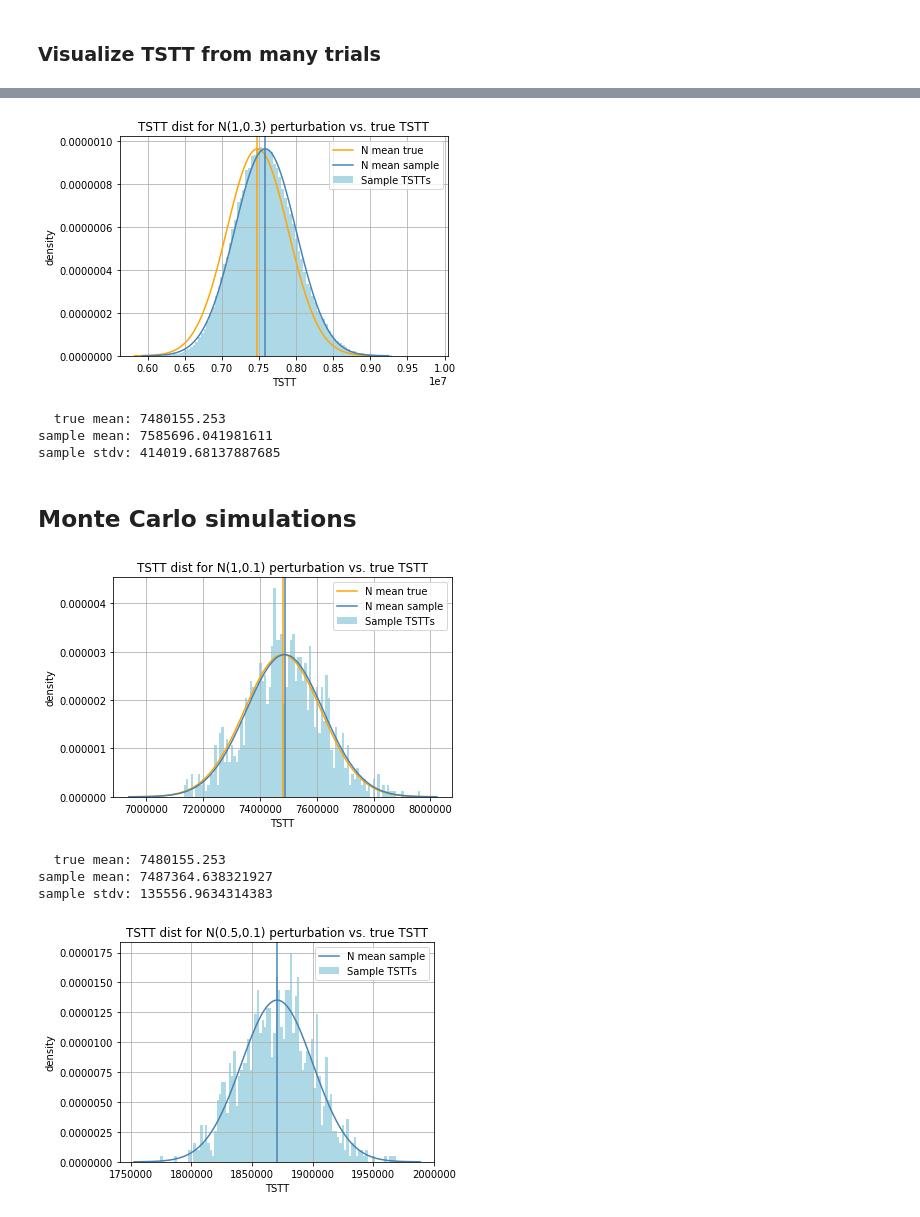
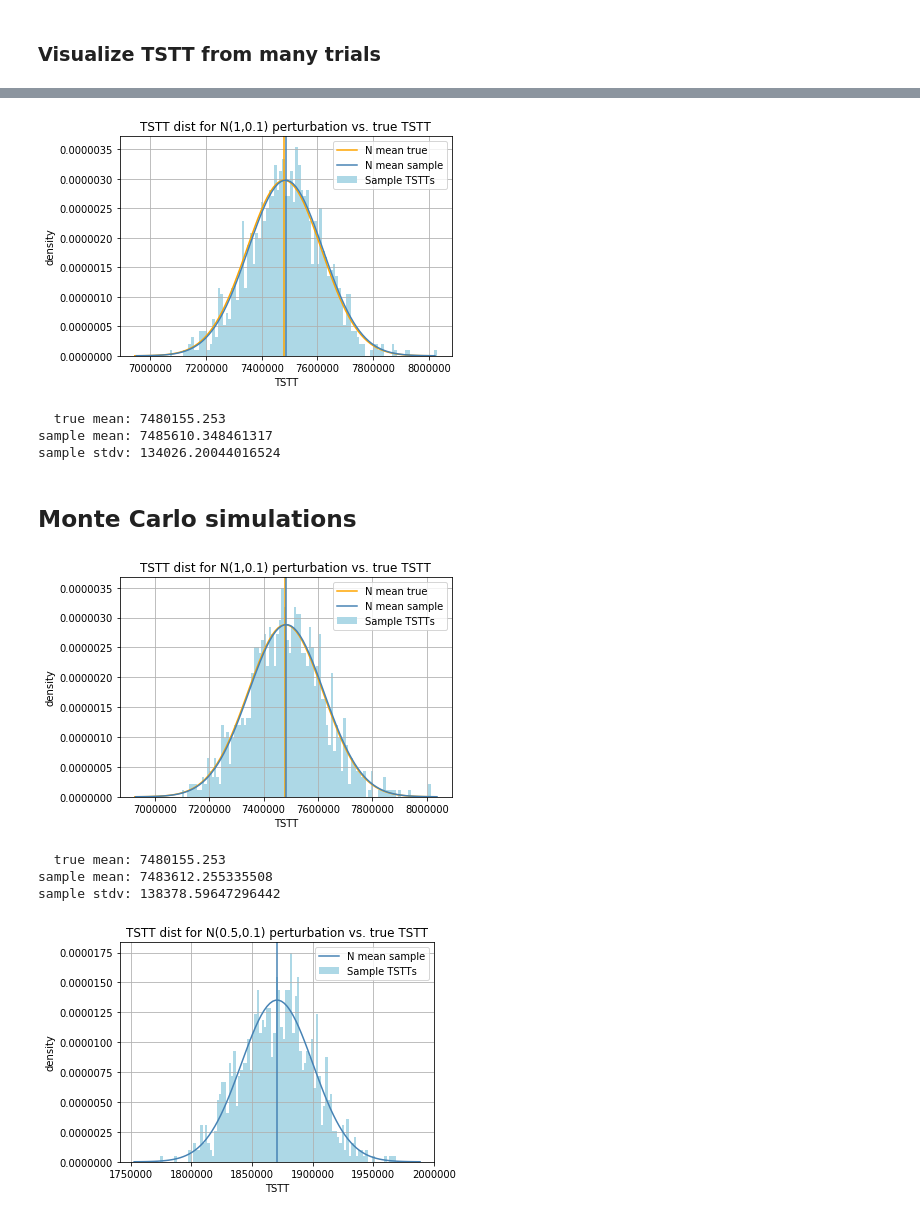
Before and after one commit to CarlinLiao/od-perturbation, a Jupyter notebook: automation.ipynb, the cells around one changed output, grey strips where cells are left out. Drawn from its saved outputs; the diff is of its cells as text; code cells hidden in the pictures.

```diff
--- a/automation.ipynb
+++ b/automation.ipynb
@@ -31,7 +31,7 @@ def tap_trial(
     '''
     Generate a new TSTT calculation for a specific network, trip demands, and perturbation combination.
     '''
-    od_perturber(
+    od = od_perturber(
         demandFileName,
         perturbType,
         norm_mean,
@@ -44,11 +44,11 @@ def tap_trial(
     )
     subprocess.Popen("tap-b/bin/tap " + netFileName + " trips_perturbed.tntp", shell=True).wait()
     if returnDataFrame:
-        return output_reader("full_log.txt")
+        return output_reader("full_log.txt", netFileName)
     else:
-        _,tstt = output_reader("full_log.txt")
-        return tstt
+        _,tstt,congestion = output_reader("full_log.txt", netFileName)
+        return tstt,congestion
 
-df, tstt = tap_trial("SiouxFalls_net.tntp", "SiouxFalls_trips.tntp", returnDataFrame=True)
-tstt
+df, true_tstt, true_wvc = tap_trial("SiouxFalls_net.tntp", "SiouxFalls_trips.tntp", norm_mean=1, norm_sd=0, returnDataFrame=True)
+true_tstt, true_wvc
 # %% [output]
@@ -68,11 +68,11 @@ df.head()
 # %%
 sds = [0.5, 0.1, 0.01, 0.001, 0]
 means = [0.5, 0.9, 0.95, 1.0, 1.05, 1.1, 1.5, 2]
-dfres = pd.DataFrame(columns=['mean', 'sd', 'tstt'])
+dfres = pd.DataFrame(columns=['mean', 'sd', 'tstt', 'congestion'])
 i=0
 for mean in means:
     for sd in sds:
-        tstt = tap_trial("SiouxFalls_net.tntp", "SiouxFalls_trips.tntp", norm_mean=mean, norm_sd=sd, returnDataFrame=False)
-        dfres.loc[i] = [mean, sd, tstt]
+        tstt, congestion = tap_trial("SiouxFalls_net.tntp", "SiouxFalls_trips.tntp", norm_mean=mean, norm_sd=sd, returnDataFrame=False)
+        dfres.loc[i] = [mean, sd, tstt, congestion]
         i += 1
 dfres.to_csv("res.csv")
@@ -106,5 +139,6 @@ def tap_multi_trial(
         returnDataFrame=False
     ) for i in range(n)]
 
-tstts = tap_multi_trial("SiouxFalls_net.tntp", "SiouxFalls_trips.tntp", 10)
-print(tstts)
+rezzes = tap_multi_trial("SiouxFalls_net.tntp", "SiouxFalls_trips.tntp", 1000)
+tstts = pd.Series([r[0] for r in rezzes])
+tstts.head()
@@ -126,38 +172,38 @@ def visualize(tstts, mean_true, plot_true_mean=True, img_title=None, img_filenam
     sd = tstts.std()
     xsnorm = np.linspace(mean_sample - 4*sd, mean_sample + 4*sd, 100)
     xtnorm = np.linspace(mean_true - 4*sd, mean_true + 4*sd, 100)
 
     tstts.hist(bins=100, label='Sample TSTTs', color='lightblue', density=True)
     if plot_true_mean:
         plt.axvline(x=mean_true, color='orange')
         plt.plot(xtnorm, stats.norm.pdf(xtnorm, mean_true, sd), color='orange', label='N mean true')
     plt.axvline(x=mean_sample, color='steelblue')
     plt.plot(xsnorm, stats.norm.pdf(xsnorm, mean_sample, sd), color='steelblue', label='N mean sample')
 
     if img_title:
         plt.title(img_title)
     plt.ylabel('density')
     plt.xlabel('TSTT')
     plt.legend()
     plt.tight_layout()
     if img_filename:
         plt.savefig(img_filename, dpi='figure')
     plt.show()
 
     if verbose_output:
         print('  true mean:', mean_true)
         print('sample mean:', mean_sample)
         print('sample stdv:', sd)
 
     return mean_sample, sd
 
 mean_true = 7480155.253
-n1sdp3_mean, n1sdp3_sd = visualize(df['TSTT'], mean_true, img_title='TSTT dist for N(1,0.3) perturbation vs. true TSTT', img_filename='normcompare.png', verbose_output=True)
+n1sdp1_mean, n1sdp1_sd = visualize(tstts, mean_true, img_title='TSTT dist for N(1,0.1) perturbation vs. true TSTT', img_filename='normcompare.png', verbose_output=True)
 # %% [output]
-[figure, old version]
+[figure, new version]
   true mean: 7480155.253
-sample mean: 7585696.041981611
-sample stdv: 414019.68137887685
+sample mean: 7485610.348461317
+sample stdv: 134026.20044016524
 # %% [markdown]
 ## Monte Carlo simulations
 # %%
@@ -183,7 +229,7 @@ def monte_carlo(
     img_filename=None,
     verbose_output=False
 ):
-    tstts = pd.Series(tap_multi_trial(
+    rezzes = tap_multi_trial(
         netFileName,
         demandFileName,
         n,
@@ -195,7 +241,8 @@ def monte_carlo(
         nodesPerturbedAlways,
         nodesPerturbedIfOrig,
         nodesPerturbedIfDest
-    ))
+    )
+    tstts = pd.Series([r[0] for r in rezzes])
     if trials_csv:
         pd.DataFrame({
             'mean': np.ones(n)*norm_mean,
@@ -217,10 +264,10 @@ n1sdp1_mean, n1sdp1_sd = monte_carlo(mean_true,
                                      img_filename='n(1,p1).png',
                                      verbose_output=True)
 # %% [output]
-[figure, old version]
+[figure, new version]
   true mean: 7480155.253
-sample mean: 7487364.638321927
-sample stdv: 135556.9634314383
+sample mean: 7483612.255335508
+sample stdv: 138378.59647296442
 # %%
 np5sdp1_mean, np5sdp1_sd = monte_carlo(mean_true,
                                        "SiouxFalls_net.tntp",
```
Also changed, not shown: parts of 12 cells of this notebook, 2 other files.
